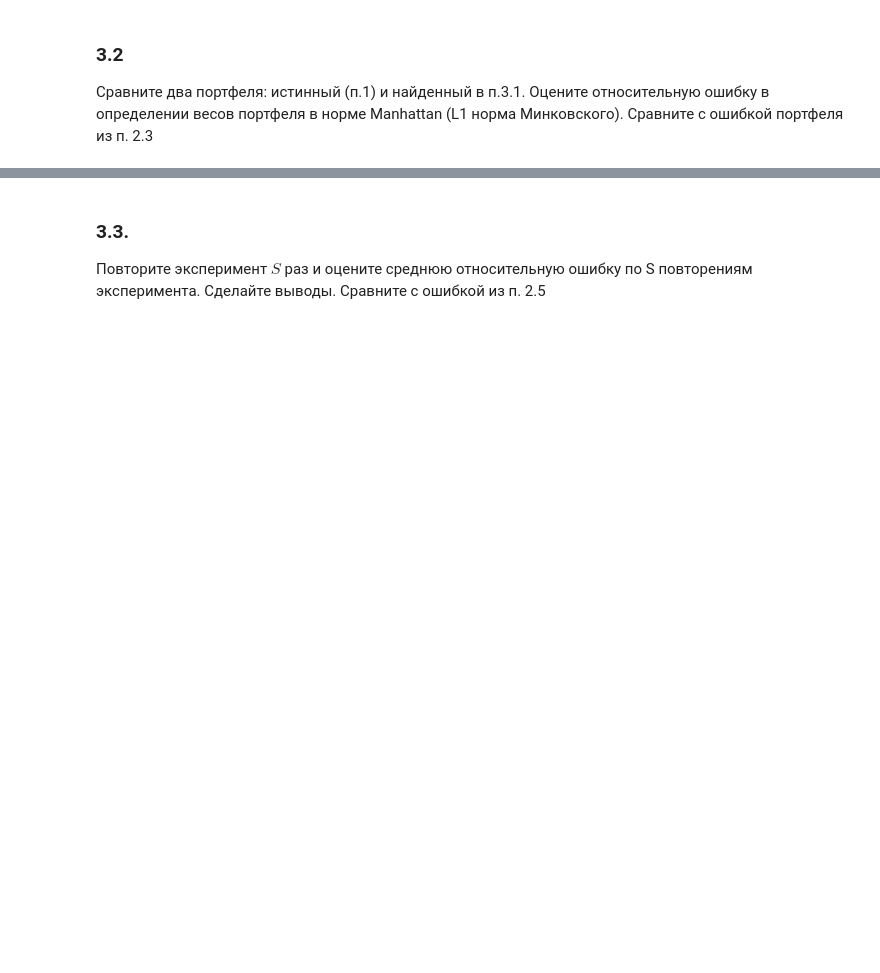
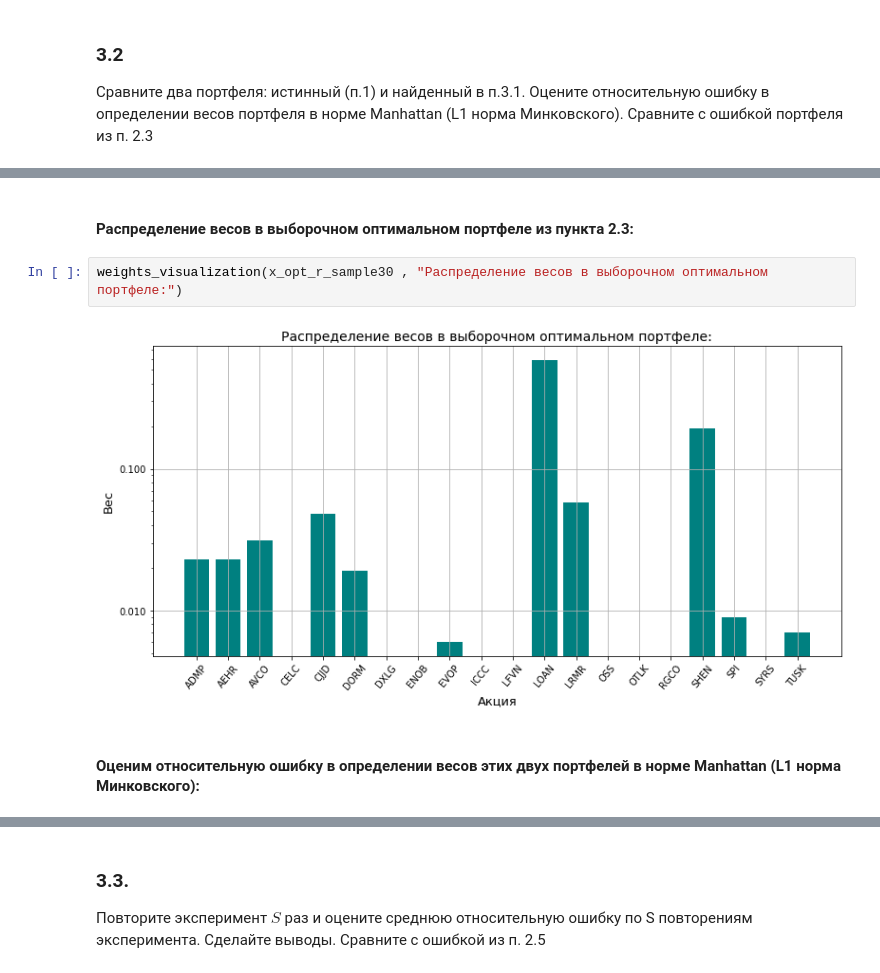
Before and after one commit to dselivanovskaya/Finance-operations-research-lab-3, a Jupyter notebook: lab-3.ipynb, the cells around one changed output, grey strips where cells are left out. Saved outputs shown, nothing was run; the diff lists cells and outputs as text; blank space fills up the shorter version.

```diff
--- a/lab-3.ipynb
+++ b/lab-3.ipynb
@@ -641,0 +733,8 @@ $\sigma_{est}^2(x) =\sum\sum \sigma_{est (i, j)} x_ix_j$ )
+# %% [markdown]
+#### Распределение весов в выборочном оптимальном портфеле из пункта 2.3:
+# %%
+weights_visualization(x_opt_r_sample30 , "Распределение весов в выборочном оптимальном портфеле:")
+# %% [output]
+[figure, added]
+# %% [markdown]
+#### Оценим относительную ошибку в определении весов этих двух портфелей в норме Manhattan (L1 норма Минковского):
```
Also changed, not shown: parts of 23 cells of this notebook.
